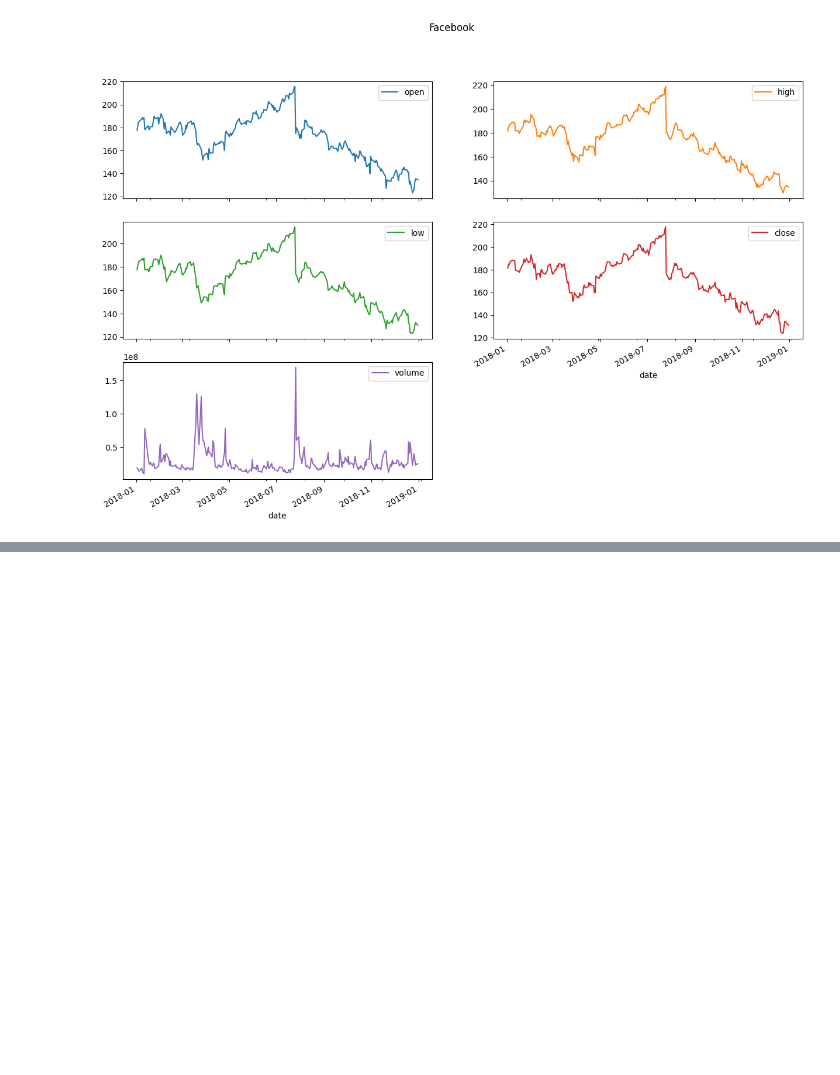
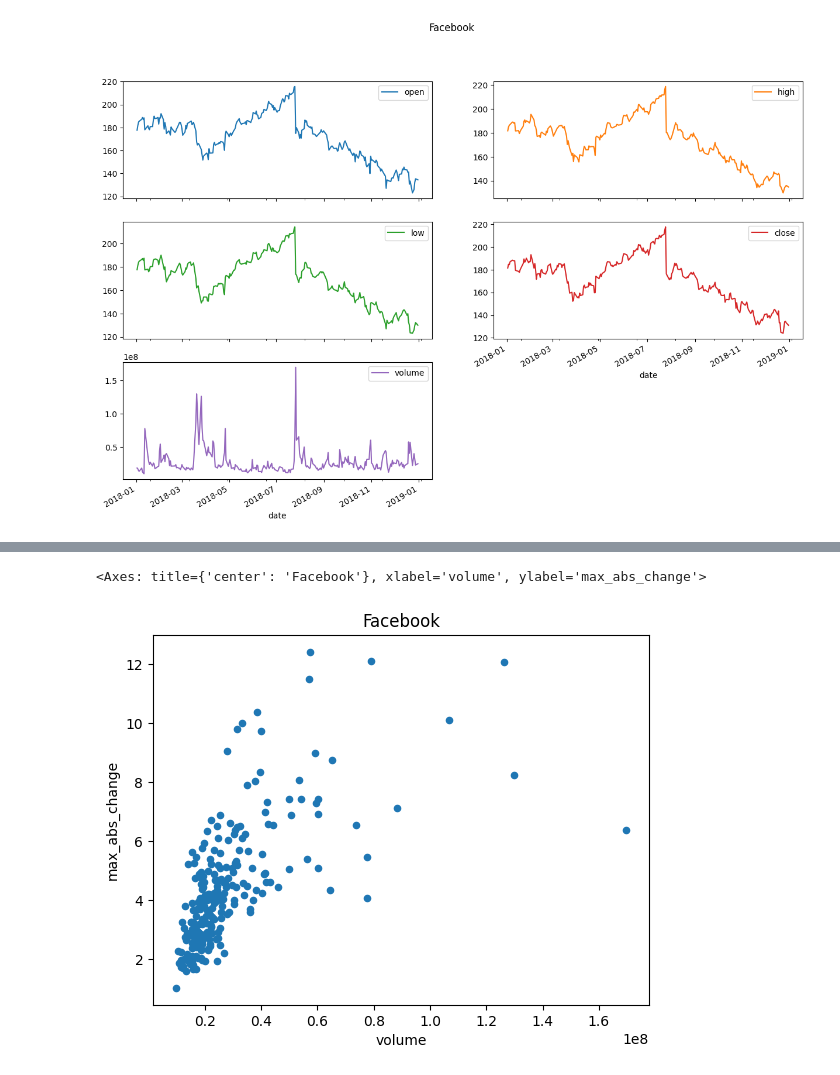
Before and after one commit to roger-mengqiu-chen/DS-learning, a Jupyter notebook: hands-on-da-with-pandas/ch05/2-plotting_with_pandas.ipynb, the cells around one changed output, grey strips where cells are left out. Cells and saved outputs as stored; diff of their text form; code cells hidden in the pictures; blank space fills up the shorter version.

```diff
--- a/hands-on-da-with-pandas/ch05/2-plotting_with_pandas.ipynb
+++ b/hands-on-da-with-pandas/ch05/2-plotting_with_pandas.ipynb
@@ -53,0 +122,10 @@ array([[<Axes: xlabel='date'>, <Axes: xlabel='date'>],
+# %%
+fb.assign(
+  max_abs_change=fb.high - fb.low
+).plot(
+  kind='scatter', x='volume', y='max_abs_change',
+  title='Facebook',
+)
+# %% [output]
+<Axes: title={'center': 'Facebook'}, xlabel='volume', ylabel='max_abs_change'>
+[figure, added]
```
Also changed, not shown: parts of 5 cells of this notebook.
